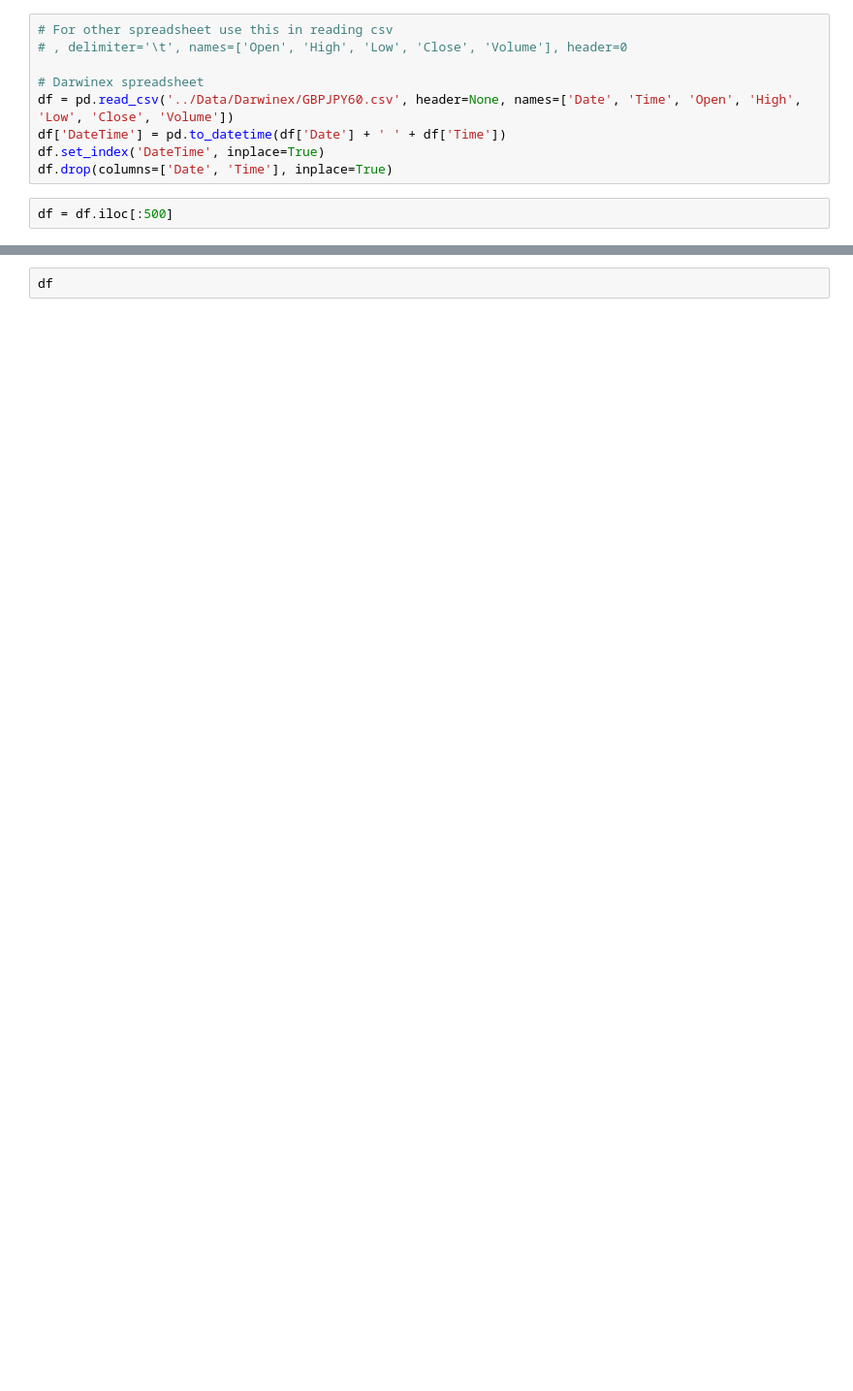
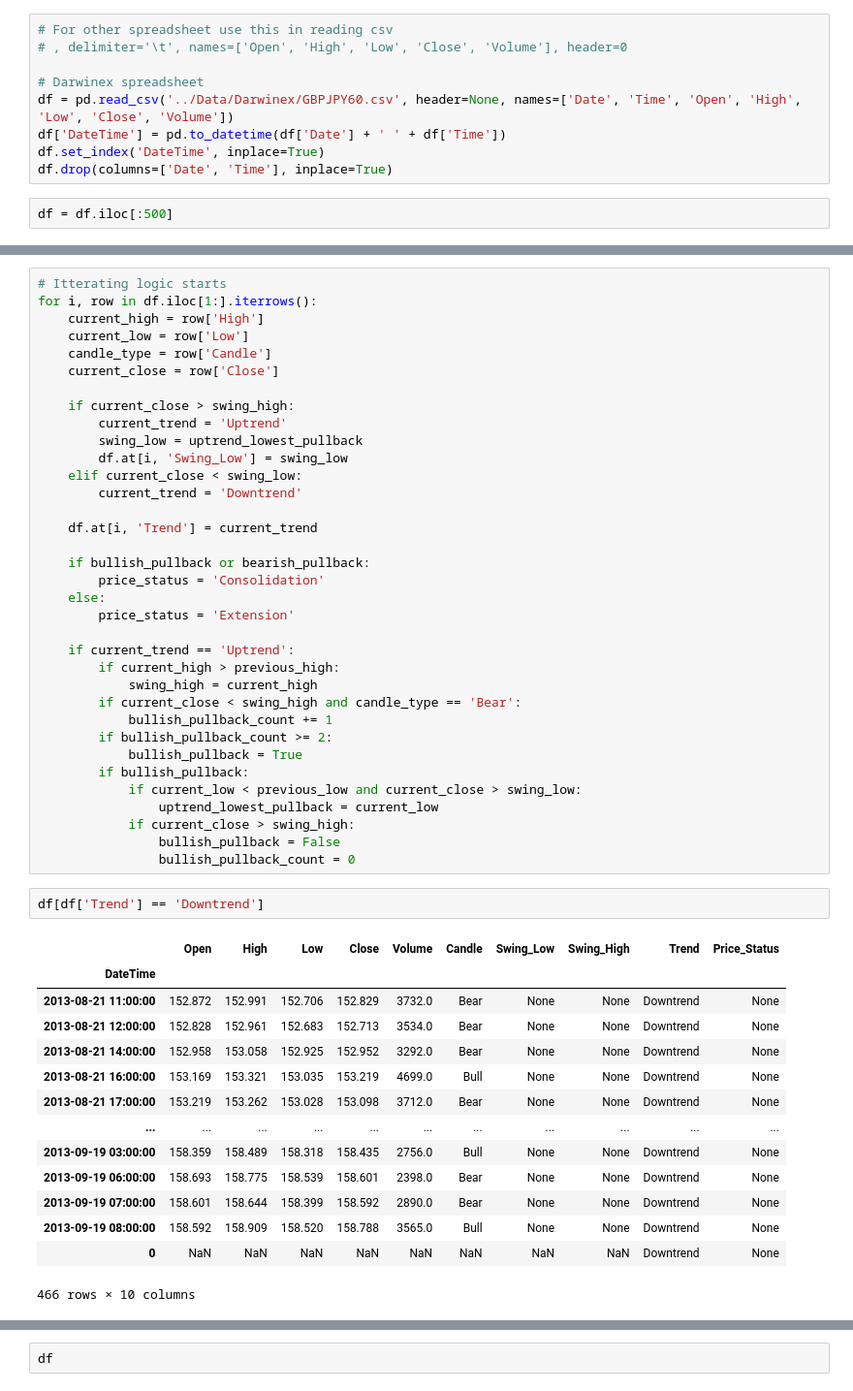
Before and after one commit to jsacap/trading_sandbox, a Jupyter notebook: trend_tracing.ipynb, the cells around one changed output, grey strips where cells are left out. Shown at 97% size. Saved outputs shown, nothing was run; the diff lists cells and outputs as text; blank space fills up the shorter version.

Commit message:
Simplifying trend tracer to mark trend only

```diff
--- a/trend_tracing.ipynb
+++ b/trend_tracing.ipynb
@@ -116 +91,53 @@ for i, row in df.iterrows():
+# %%
+# Itterating logic starts
+for i, row in df.iloc[1:].iterrows():
+    current_high = row['High']
+    current_low = row['Low']
+    candle_type = row['Candle']
+    current_close = row['Close']
+
+    if current_close > swing_high:
+        current_trend = 'Uptrend'
+        swing_low = uptrend_lowest_pullback
+        df.at[i, 'Swing_Low'] = swing_low
+    elif current_close < swing_low:
+        current_trend = 'Downtrend'
+
+    df.at[i, 'Trend'] = current_trend
+
+    if bullish_pullback or bearish_pullback:
+        price_status = 'Consolidation'
+    else:
+        price_status = 'Extension'
+
+    if current_trend == 'Uptrend':
+        if current_high > previous_high:
+            swing_high = current_high
+        if current_close < swing_high and candle_type == 'Bear':
+            bullish_pullback_count += 1
+        if bullish_pullback_count >= 2:
+            bullish_pullback = True
+        if bullish_pullback:
+            if current_low < previous_low and current_close > swing_low:
+                uptrend_lowest_pullback = current_low
+            if current_close > swing_high:
+                bullish_pullback = False
+                bullish_pullback_count = 0
+# %%
+df[df['Trend'] == 'Downtrend']
+# %% [output]
+|  | Open | High | Low | Close | Volume | Candle | Swing_Low | Swing_High | Trend | Price_Status |
+| DateTime |  |  |  |  |  |  |  |  |  |  |
+| 2013-08-21 11:00:00 | 152.872 | 152.991 | 152.706 | 152.829 | 3732.0 | Bear | None | None | Downtrend | None |
+| 2013-08-21 12:00:00 | 152.828 | 152.961 | 152.683 | 152.713 | 3534.0 | Bear | None | None | Downtrend | None |
+| 2013-08-21 14:00:00 | 152.958 | 153.058 | 152.925 | 152.952 | 3292.0 | Bear | None | None | Downtrend | None |
+| 2013-08-21 16:00:00 | 153.169 | 153.321 | 153.035 | 153.219 | 4699.0 | Bull | None | None | Downtrend | None |
+| 2013-08-21 17:00:00 | 153.219 | 153.262 | 153.028 | 153.098 | 3712.0 | Bear | None | None | Downtrend | None |
+| ... | ... | ... | ... | ... | ... | ... | ... | ... | ... | ... |
+| 2013-09-19 03:00:00 | 158.359 | 158.489 | 158.318 | 158.435 | 2756.0 | Bull | None | None | Downtrend | None |
+| 2013-09-19 06:00:00 | 158.693 | 158.775 | 158.539 | 158.601 | 2398.0 | Bear | None | None | Downtrend | None |
+| 2013-09-19 07:00:00 | 158.601 | 158.644 | 158.399 | 158.592 | 2890.0 | Bear | None | None | Downtrend | None |
+| 2013-09-19 08:00:00 | 158.592 | 158.909 | 158.520 | 158.788 | 3565.0 | Bull | None | None | Downtrend | None |
+| 0 | NaN | NaN | NaN | NaN | NaN | NaN | NaN | NaN | Downtrend | None |
+466 rows × 10 columns
 # %%
```
Also changed, not shown: parts of 9 cells of this notebook.
